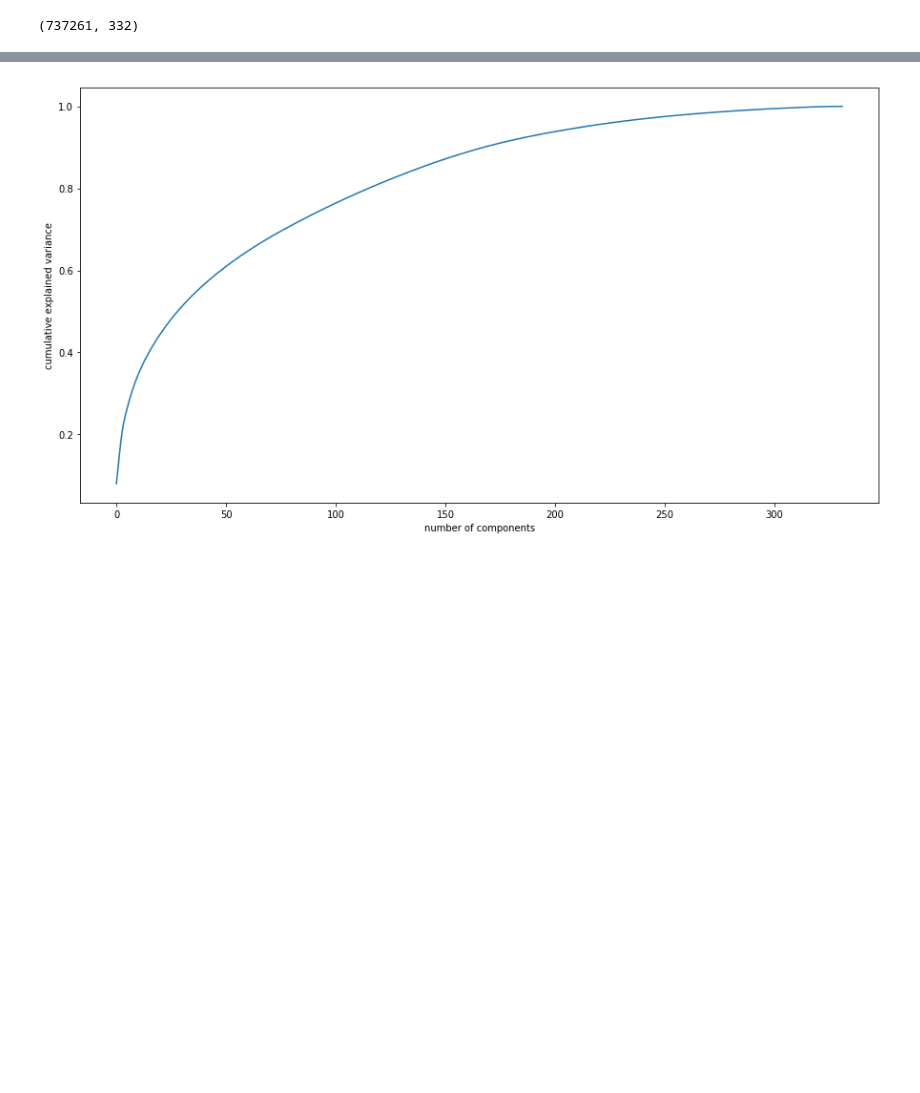
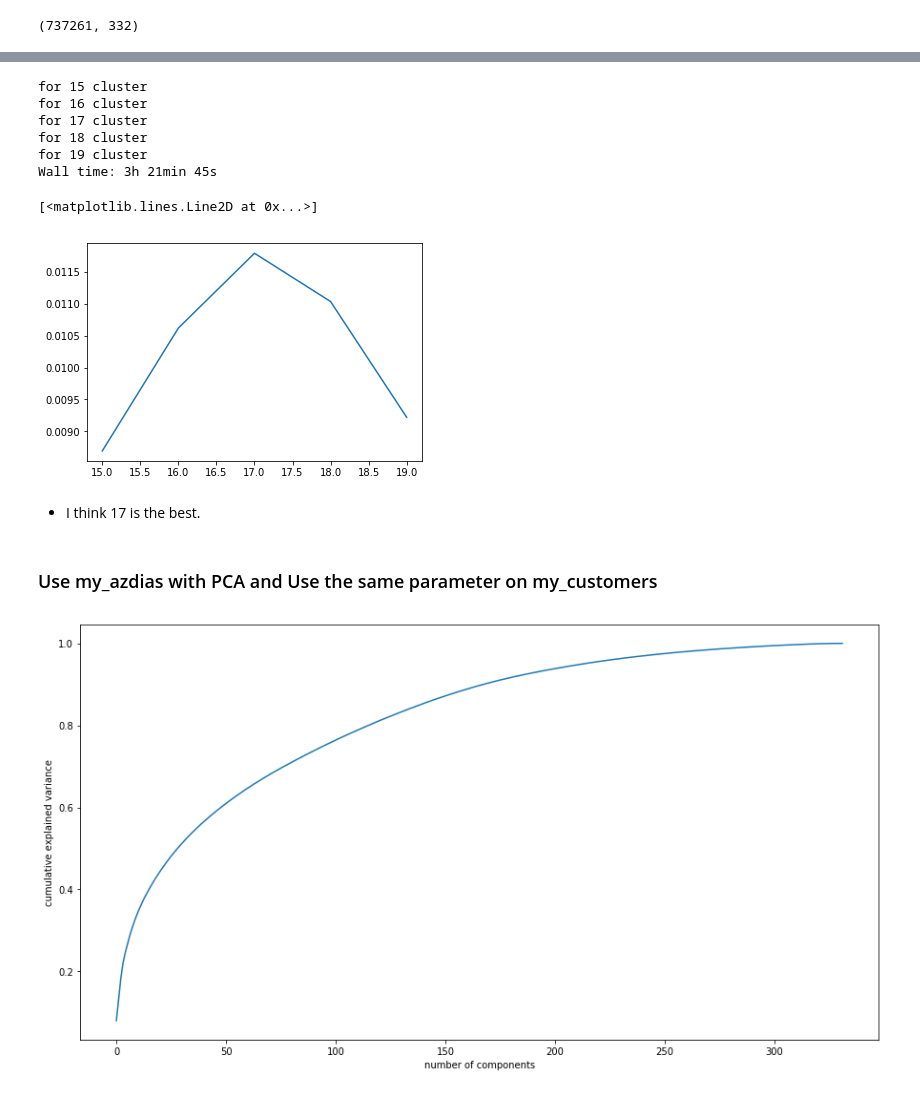
Before and after one commit to xueweiyema/ArvatoProject, a Jupyter notebook: Arvato Project Workbook.ipynb, the cells around one changed output, grey strips where cells are left out. Cells and saved outputs as stored; diff of their text form; code cells hidden in the pictures; blank space fills up the shorter version.

```diff
--- a/Arvato Project Workbook.ipynb
+++ b/Arvato Project Workbook.ipynb
@@ -1007,3 +1048,30 @@ my_azdias_df.shape
+# %%
+%%time
+
+# find out the best number cluster
+k_list=[]
+kmeans_score=[]
+for i in range(15,20):
+    print("for "+str(i)+" cluster")
+    k_list.append(i)
+    kmeans_score.append(k_score(i,10000,my_azdias_df))
+# %% [output]
+for 15 cluster
+for 16 cluster
+for 17 cluster
+for 18 cluster
+for 19 cluster
+Wall time: 3h 21min 45s
+# %%
+# find out the best number cluster
+plt.plot(k_list,kmeans_score)
+# %% [output]
+[<matplotlib.lines.Line2D at 0x...>]
+[figure, added]
+# %% [markdown]
+- I think 17 is the best.
+# %% [markdown]
+### Use my_azdias with PCA and Use the same parameter on my_customers
 # %%
 %%time
 # Use the PCA to reduce the dimensions
```
Also changed, not shown: parts of 105 cells of this notebook, 2 other files.
